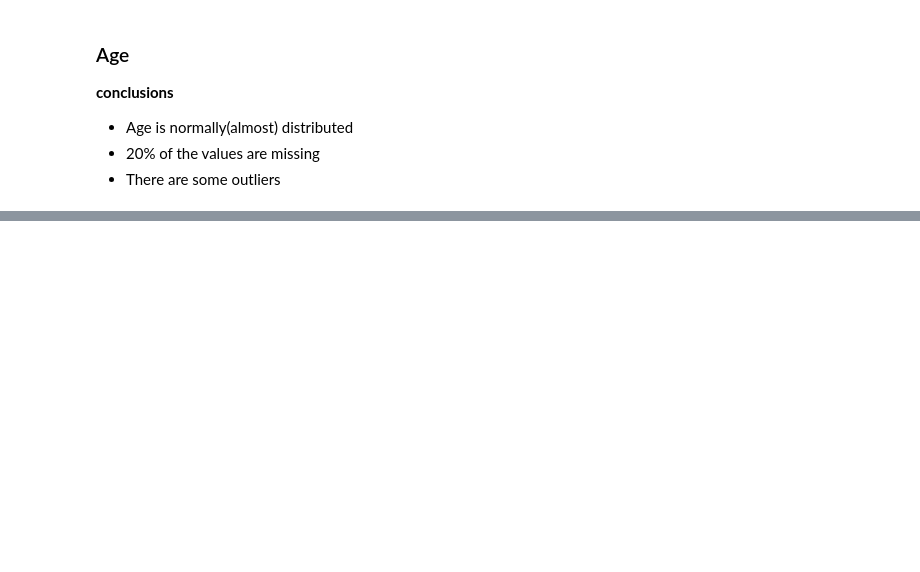
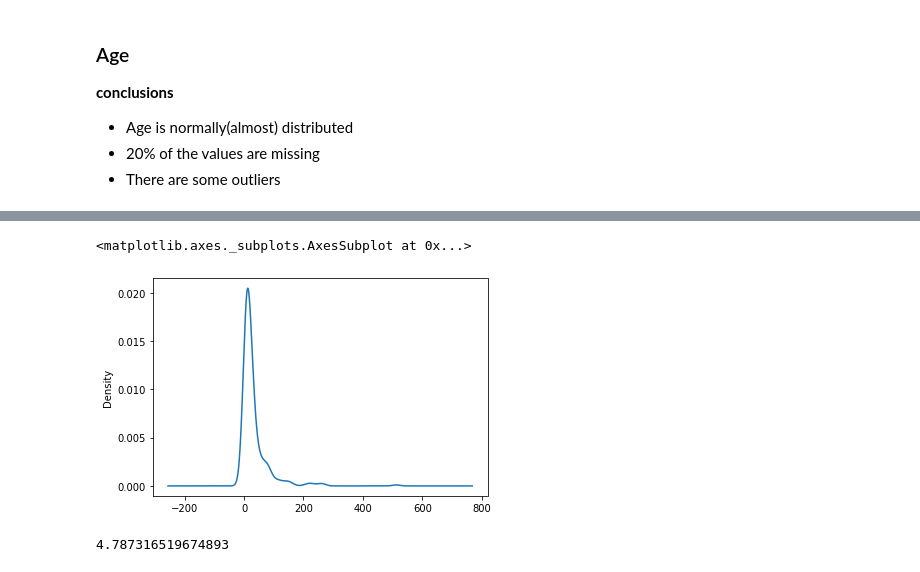
Before and after one commit to AzadMehedi/Explarotary-Data-Analysis-EDA, a Jupyter notebook: Basic_EDA.ipynb, the cells around one changed output, grey strips where cells are left out. Saved outputs shown, nothing was run; the diff lists cells and outputs as text; code cells hidden in the pictures; blank space fills up the shorter version.

```diff
--- a/Basic_EDA.ipynb
+++ b/Basic_EDA.ipynb
@@ -115,0 +153,11 @@ df['Age'].plot(kind='box')
+# %%
+# skew checking
+df['Fare'].plot(kind='kde')
+# %% [output]
+<matplotlib.axes._subplots.AxesSubplot at 0x...>
+[figure, added]
+# %%
+# skew checking
+df['Fare'].skew()  # highly positively skewed
+# %% [output]
+4.787316519674893
```
Also changed, not shown: parts of 48 cells of this notebook.
